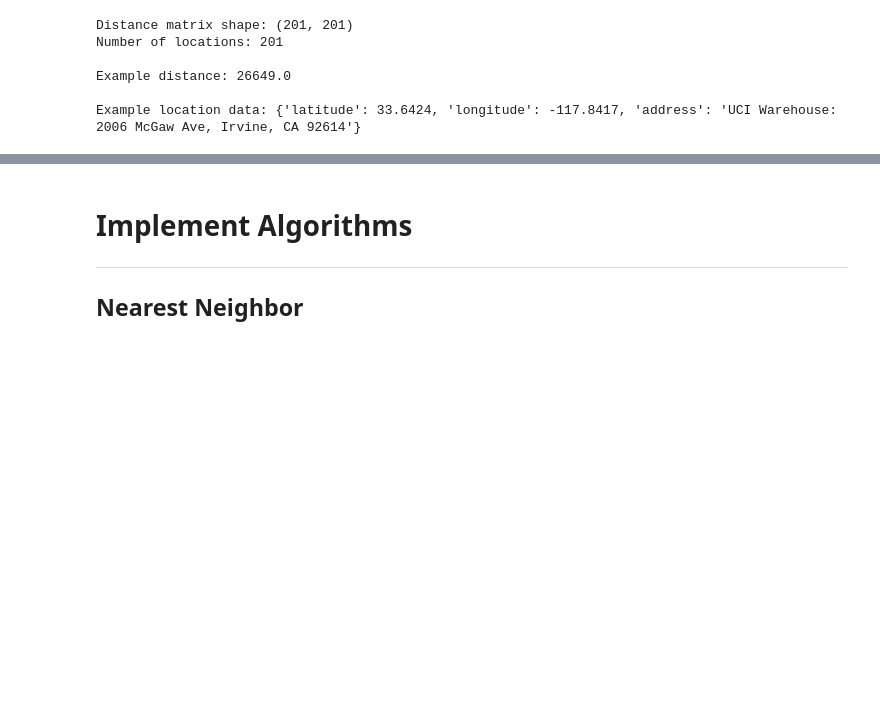
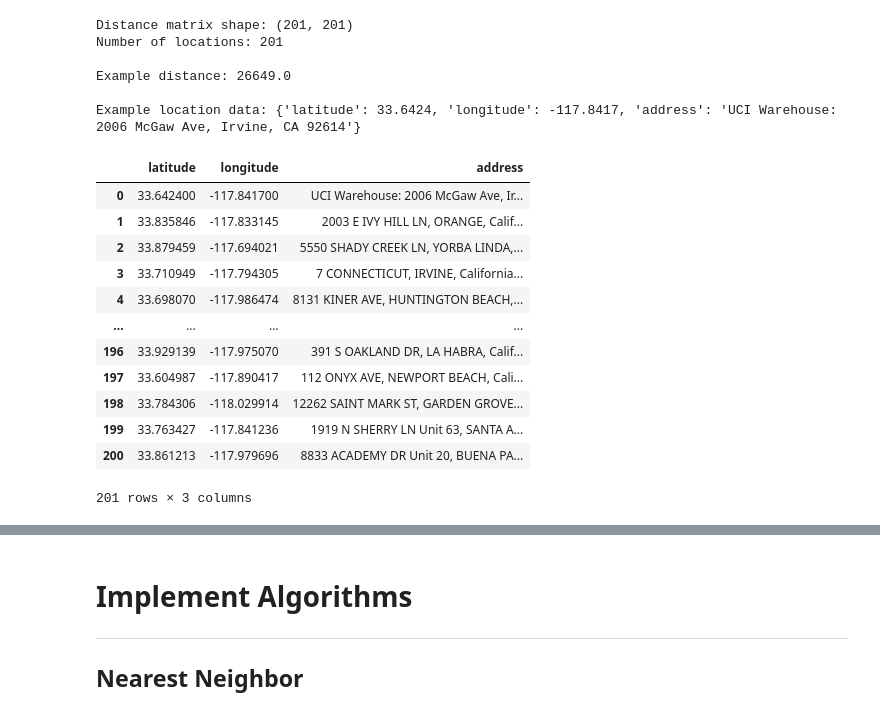
Before and after one commit to Hyunwoo36/uci_tsp, a Jupyter notebook: TSPsolver.ipynb, the cells around one changed output, grey strips where cells are left out. Cells and saved outputs as stored; diff of their text form; code cells hidden in the pictures; blank space fills up the shorter version.

```diff
--- a/TSPsolver.ipynb
+++ b/TSPsolver.ipynb
@@ -26,6 +42,22 @@ Number of locations: 201
 Example distance: 26649.0
 
 Example location data: {'latitude': 33.6424, 'longitude': -117.8417, 'address': 'UCI Warehouse: 2006 McGaw Ave, Irvine, CA 92614'}
+# %%
+locations_mapping_df
+# %% [output]
+|  | latitude | longitude | address |
+| 0 | 33.642400 | -117.841700 | UCI Warehouse: 2006 McGaw Ave, Ir... |
+| 1 | 33.835846 | -117.833145 | 2003 E IVY HILL LN, ORANGE, Calif... |
+| 2 | 33.879459 | -117.694021 | 5550 SHADY CREEK LN, YORBA LINDA,... |
+| 3 | 33.710949 | -117.794305 | 7 CONNECTICUT, IRVINE, California... |
+| 4 | 33.698070 | -117.986474 | 8131 KINER AVE, HUNTINGTON BEACH,... |
+| ... | ... | ... | ... |
+| 196 | 33.929139 | -117.975070 | 391 S OAKLAND DR, LA HABRA, Calif... |
+| 197 | 33.604987 | -117.890417 | 112 ONYX AVE, NEWPORT BEACH, Cali... |
+| 198 | 33.784306 | -118.029914 | 12262 SAINT MARK ST, GARDEN GROVE... |
+| 199 | 33.763427 | -117.841236 | 1919 N SHERRY LN Unit 63, SANTA A... |
+| 200 | 33.861213 | -117.979696 | 8833 ACADEMY DR Unit 20, BUENA PA... |
+201 rows × 3 columns
 # %%
 def calculate_route_distance(route, distance_matrix):
     """Calculate total distance of a route including return to warehouse"""
```
Also changed, not shown: parts of 10 cells of this notebook.
